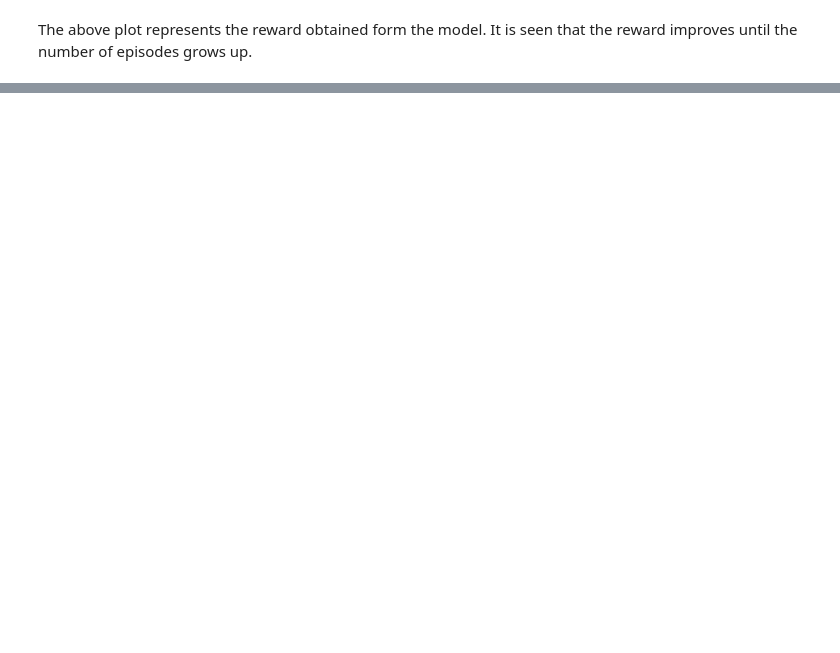
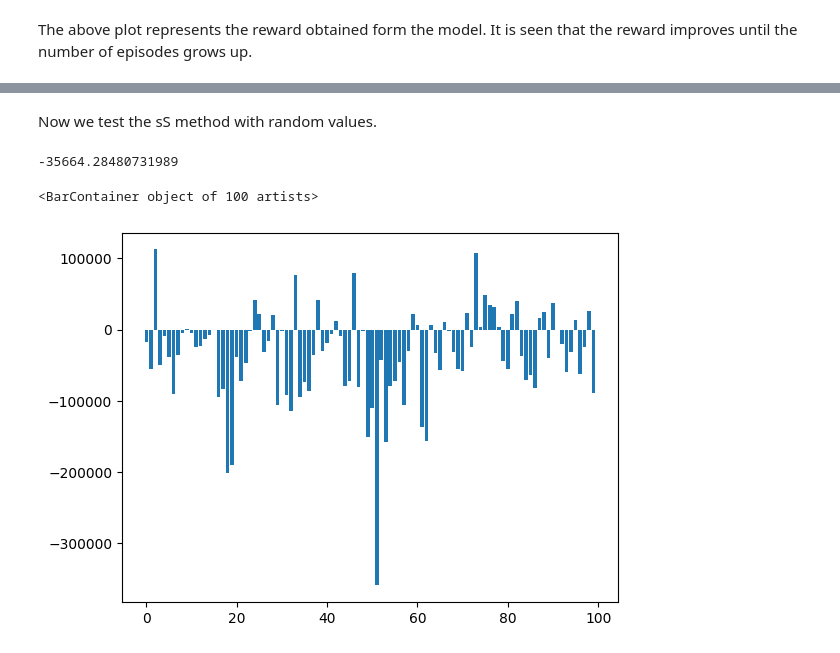
Before and after one commit to AlbertoPerezGant/Purchases-optimization-in-supply-chain-using-reinforcement-learning, a Jupyter notebook: purchases_optimization.ipynb, the cells around one changed output, grey strips where cells are left out. Saved outputs shown, nothing was run; the diff lists cells and outputs as text; code cells hidden in the pictures; blank space fills up the shorter version.

```diff
--- a/purchases_optimization.ipynb
+++ b/purchases_optimization.ipynb
@@ -519,0 +650,42 @@ for k in range(100,200):
+# %%
+def randomDemand(mean=3, std=1.5):
+  """
+  Generates demand data given a mean and std for normal distribution
+
+  Args:
+  - mean (float): Mean value for a random normal distribution.
+  - std (float): Standard dviation value for a random normal distribution.
+
+  Returns:
+  - random demand (float): Value of random demand.
+  """
+  random_demand = np.random.normal(mean, std)
+  if random_demand < 0:
+    random_demand = 0
+  random_demand = np.round(random_demand)
+
+  return random_demand
+# %%
+# Generation of demand
+demand_test = []
+
+# Each one is a demand record
+for k in range(100,200):
+  np.random.seed(k)
+  demand_future = []
+
+  # For each week
+  for i in range(52):
+
+    # Random demand for 4 days/week
+    for j in range(4):
+      demand_future.append(randomDemand(mean=3, std=1.5))
+
+    # Random demand for the other day
+    demand_future.append(randomDemand(mean=6, std=1))
+
+    # Random demand for the final 2 days of the week
+    for j in range(2):
+      demand_future.append(randomDemand(mean=12, std=2))
+
+  demand_test.append(demand_future)
@@ -555,0 +785,13 @@ RL_mean = np.mean(profit_RL)
+# %% [markdown]
+Now we test the sS method with random values.
+# %%
+# Get sS in the random option metrics
+sS_heur_mean = np.mean(profit_heur_sS)
+print(sS_heur_mean)
+# %% [output]
+-35664.28480731989
+# %%
+plt.bar(range(len(profit_heur_sS)), profit_heur_sS)
+# %% [output]
+<BarContainer object of 100 artists>
+[figure, added]
```
Also changed, not shown: parts of 28 cells of this notebook.
